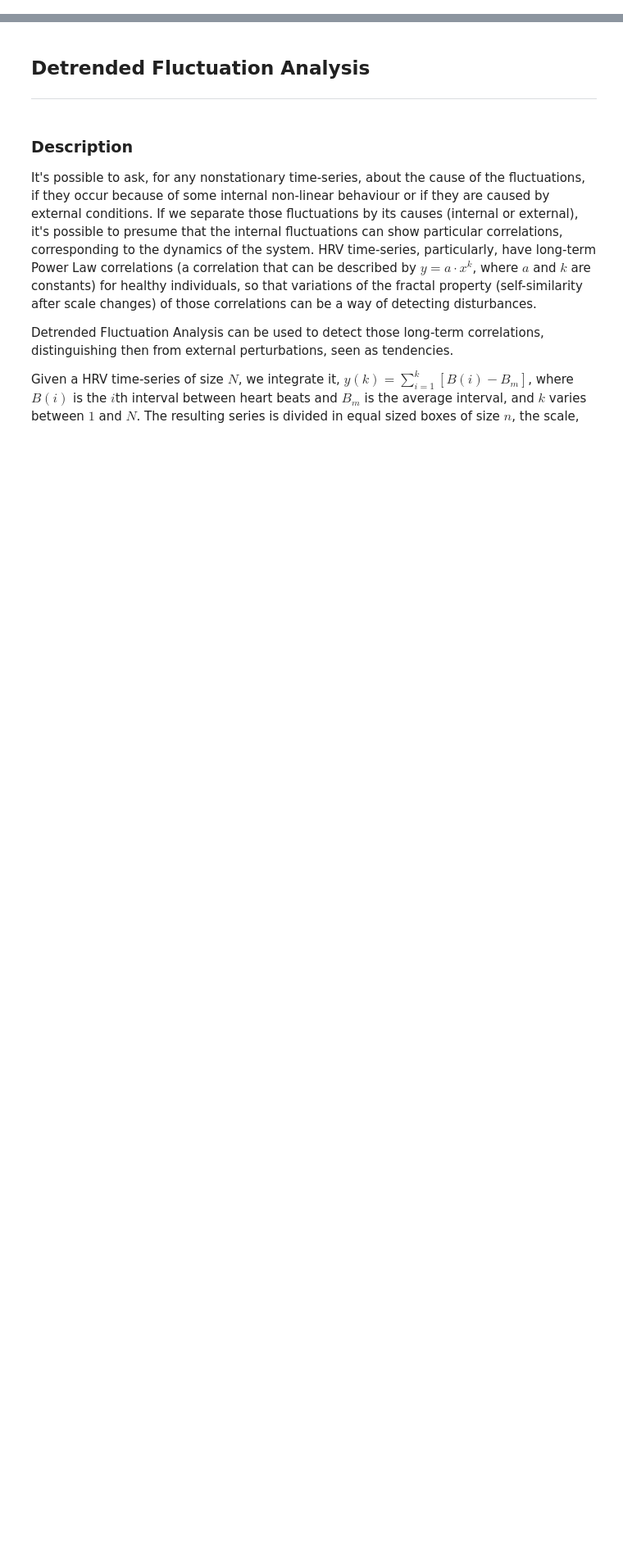
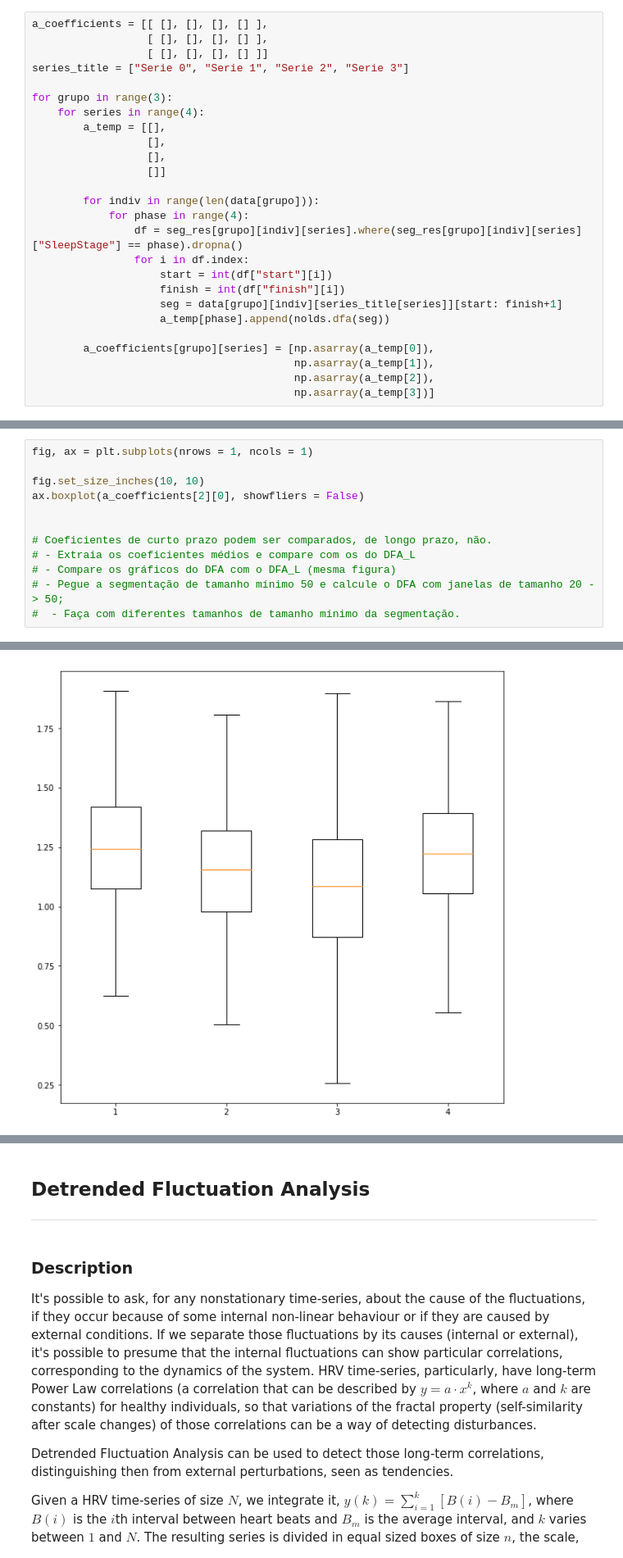
Before and after one commit to patrick-oliveira/analise_hrv, a Jupyter notebook: 4Stages_DFA.ipynb, the cells around one changed output, grey strips where cells are left out. Shown at 82% size. Saved outputs shown, nothing was run; the diff lists cells and outputs as text; blank space fills up the shorter version.

```diff
--- a/4Stages_DFA.ipynb
+++ b/4Stages_DFA.ipynb
@@ -0,0 +20,26 @@
+# %%
+a_coefficients = [[ [], [], [], [] ],
+                  [ [], [], [], [] ],
+                  [ [], [], [], [] ]]
+series_title = ["Serie 0", "Serie 1", "Serie 2", "Serie 3"]
+
+for grupo in range(3):
+    for series in range(4):
+        a_temp = [[],
+                  [],
+                  [],
+                  []]
+
+        for indiv in range(len(data[grupo])):
+            for phase in range(4):
+                df = seg_res[grupo][indiv][series].where(seg_res[grupo][indiv][series]["SleepStage"] == phase).dropna()
+                for i in df.index:
+                    start = int(df["start"][i])
+                    finish = int(df["finish"][i])
+                    seg = data[grupo][indiv][series_title[series]][start: finish+1]
+                    a_temp[phase].append(nolds.dfa(seg))
+
+        a_coefficients[grupo][series] = [np.asarray(a_temp[0]),
+                                         np.asarray(a_temp[1]),
+                                         np.asarray(a_temp[2]),
+                                         np.asarray(a_temp[3])]
@@ -0,0 +50,13 @@
+# %%
+fig, ax = plt.subplots(nrows = 1, ncols = 1)
+
+fig.set_size_inches(10, 10)
+ax.boxplot(a_coefficients[2][0], showfliers = False)
+
+
+# Coeficientes de curto prazo podem ser comparados, de longo prazo, não.
+# - Extraia os coeficientes médios e compare com os do DFA_L
+# - Compare os gráficos do DFA com o DFA_L (mesma figura)
+# - Pegue a segmentação de tamanho mínimo 50 e calcule o DFA com janelas de tamanho 20 -> 50;
+#  - Faça com diferentes tamanhos de tamanho mínimo da segmentação.
+# %% [output]
@@ -0,0 +80 @@
+[figure, added]
```
Also changed, not shown: parts of 32 cells of this notebook, 15 other files.
